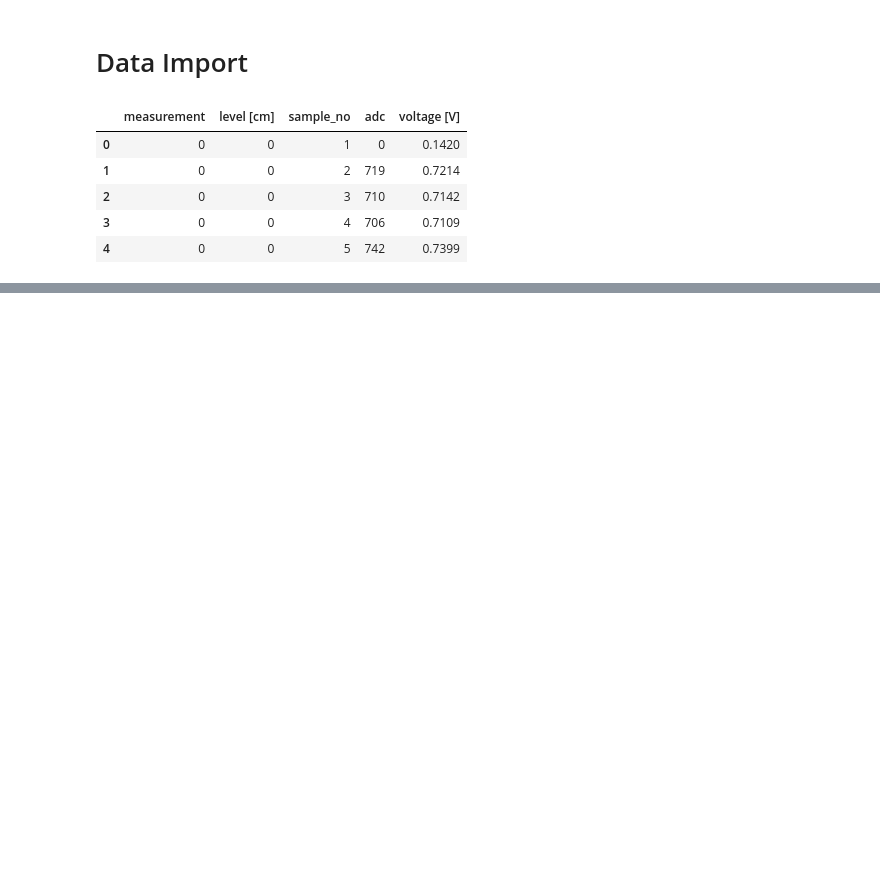
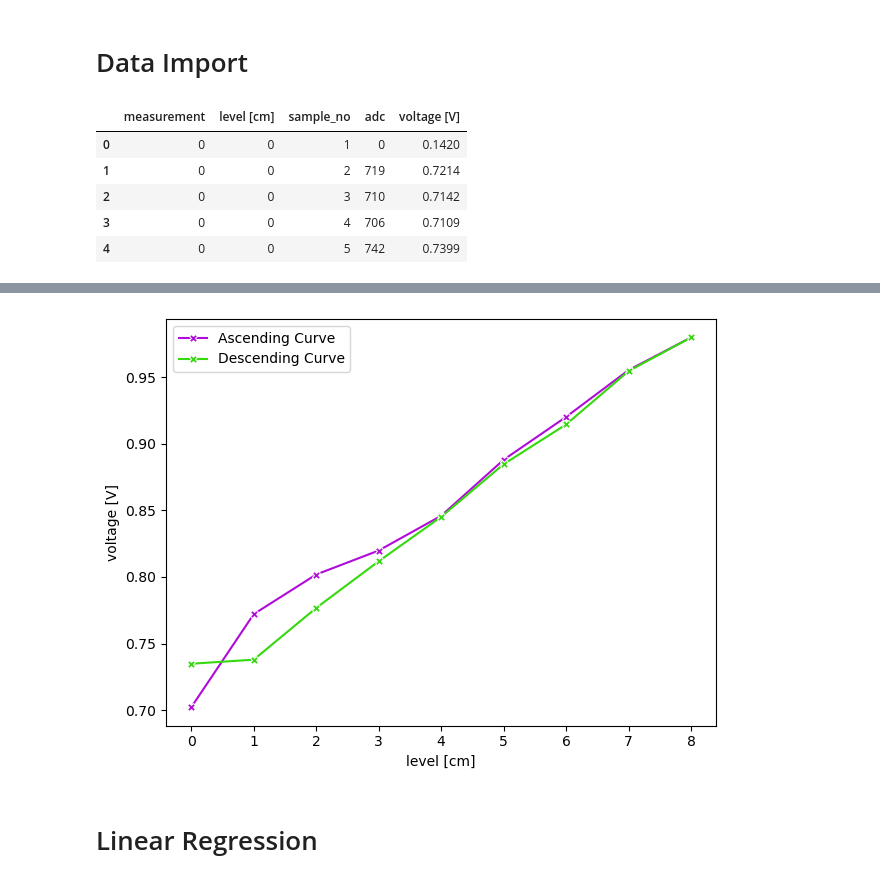
Before and after one commit to dcortesav/sensores-y-actuadores, a Jupyter notebook: lab_1/data_analysis.ipynb, the cells around one changed output, grey strips where cells are left out. Drawn from its saved outputs; the diff is of its cells as text; code cells hidden in the pictures; blank space fills up the shorter version.

```diff
--- a/lab_1/data_analysis.ipynb
+++ b/lab_1/data_analysis.ipynb
@@ -16,0 +66,3 @@ df.head()
+# %%
+aggregated_values_df = df.groupby(by="measurement").agg(func="mean",)[["level [cm]", "voltage [V]"]]
+aggregated_values_df
@@ -16,0 +89,12 @@ df.head()
+# %%
+def print_measurement_curve():
+    sns.lineplot(x=aggregated_values_df["level [cm]"].head(9), y=aggregated_values_df["voltage [V]"].head(9), marker='X', color="#B00BD9", label="Ascending Curve")
+    sns.lineplot(x=aggregated_values_df["level [cm]"].tail(9), y=aggregated_values_df["voltage [V]"].tail(9), marker='X', color="#34D90B", label="Descending Curve")
+print_measurement_curve()
+plt.legend()
+plt.tight_layout()
+plt.show()
+# %% [output]
+[figure, added]
+# %% [markdown]
+# Linear Regression
```
Also changed, not shown: parts of 7 cells of this notebook, 2 other files.
